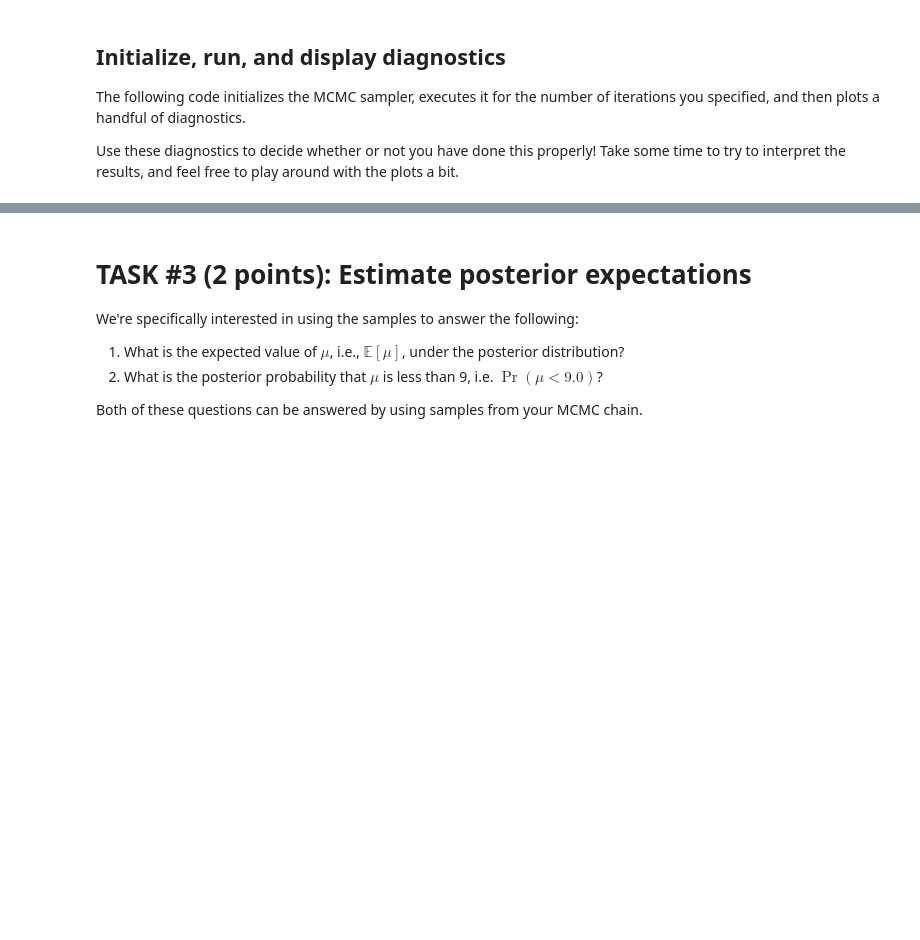
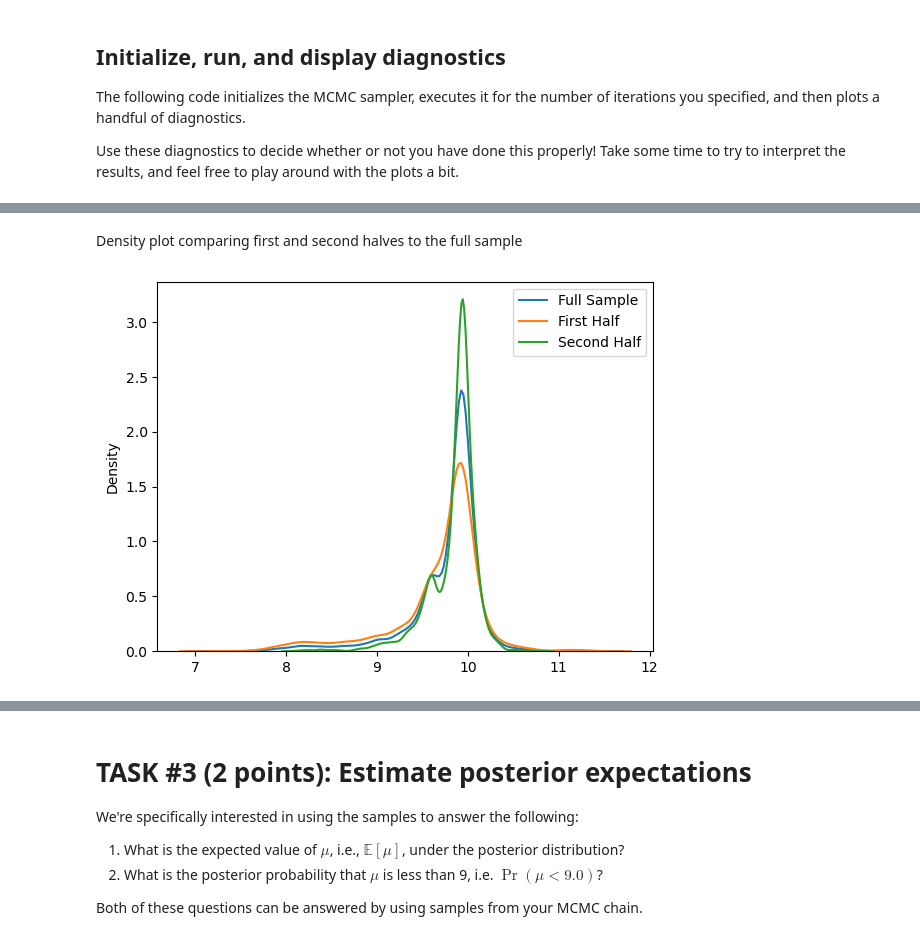
Before and after one commit to marcali/BDL_coursework_1, a Jupyter notebook: (Part 1) Seven scientists.ipynb, the cells around one changed output, grey strips where cells are left out. Saved outputs shown, nothing was run; the diff lists cells and outputs as text; code cells hidden in the pictures; blank space fills up the shorter version.

```diff
--- a/(Part 1) Seven scientists.ipynb
+++ b/(Part 1) Seven scientists.ipynb
@@ -256,3 +255,25 @@ plt.ylabel("Counts");
+# %% [markdown]
+Density plot comparing first and second halves to the full sample
+# %%
+import seaborn as sns
+
+# Assuming mu_chain is your sample
+mu_chain_np = mu_chain[N_burnin:].numpy()
+
+# Split the sample into two halves
+first_half = mu_chain_np[:len(mu_chain_np)//2]
+second_half = mu_chain_np[len(mu_chain_np)//2:]
+
+# Plot the density plots
+sns.kdeplot(mu_chain_np, label='Full Sample')
+sns.kdeplot(first_half, label='First Half')
+sns.kdeplot(second_half, label='Second Half')
+
+# Show the legend and the plot
+plt.legend()
+plt.show()
+# %% [output]
+[figure, added]
 # %%
 plt.figure(figsize=(12,4));
 plt.plot(sigma_chain)
```
Also changed, not shown: parts of 14 cells of this notebook, 8 other files.
